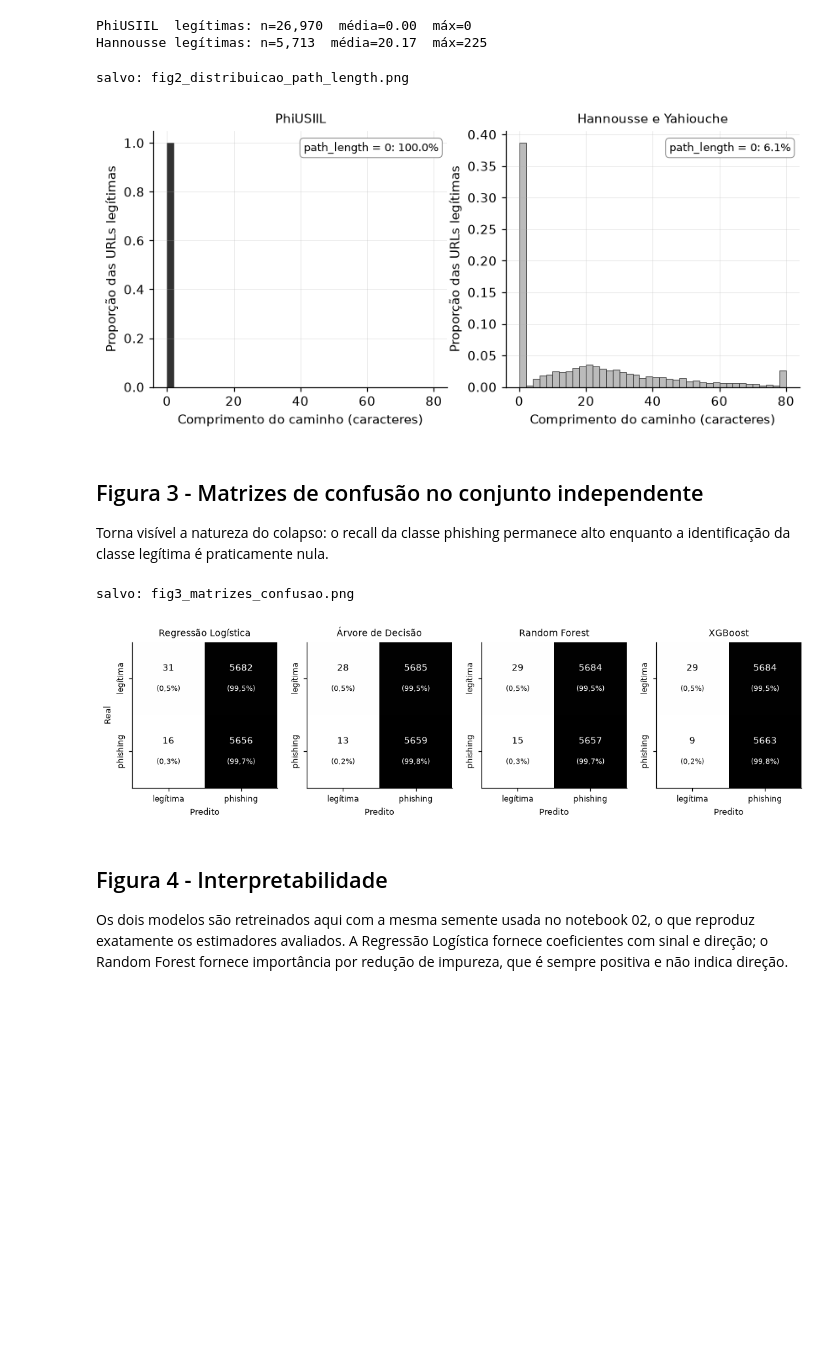
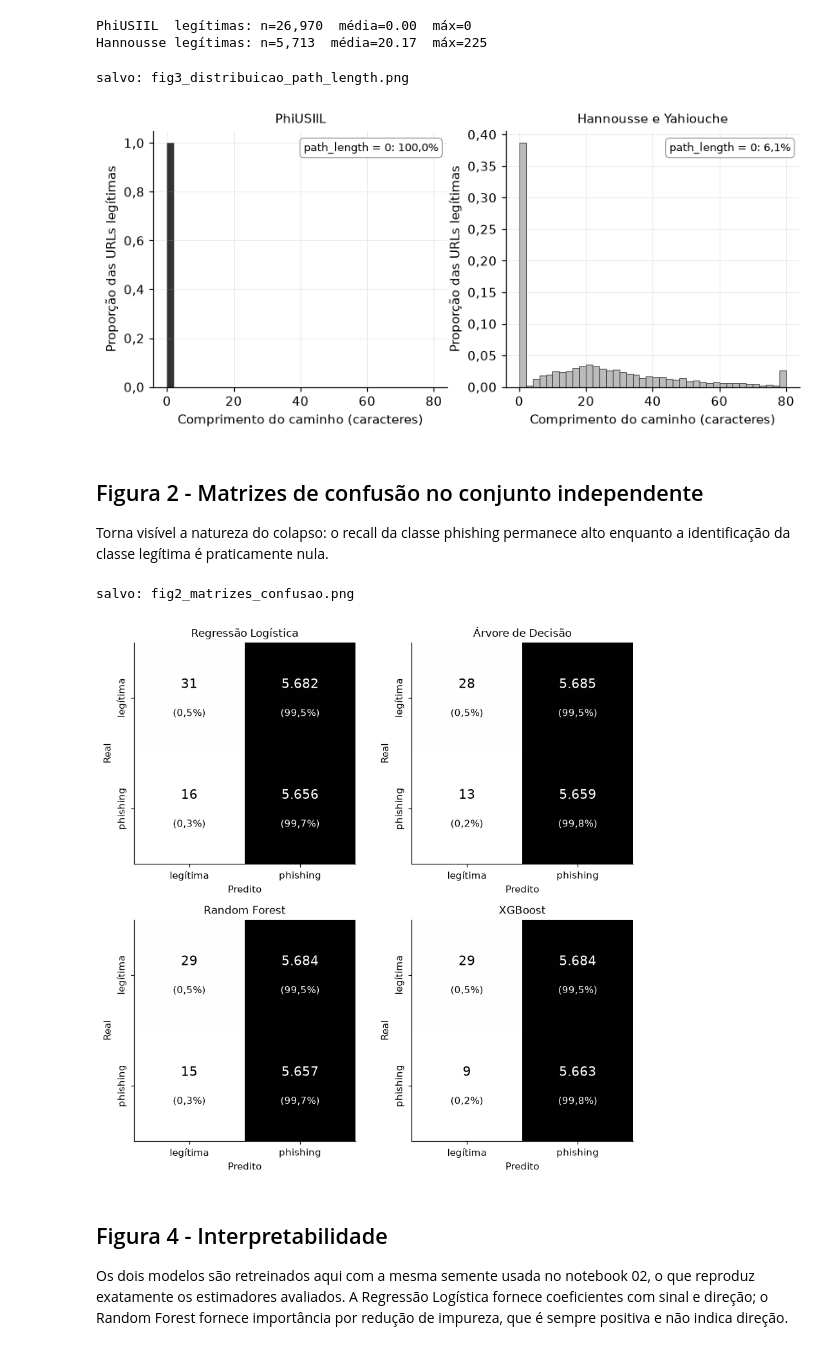
Before and after one commit to mduda-mac/tcc-phishing, a Jupyter notebook: notebooks/03_figuras.ipynb, the cells around one changed output. Cells and saved outputs as stored; diff of their text form; code cells hidden in the pictures; blank space fills up the shorter version.

Commit message:
Figuras com vírgula decimal e numeração igual à do texto
Co-Authored-By: Claude Opus 5.5 <noreply@anthropic.com>

```diff
--- a/notebooks/03_figuras.ipynb
+++ b/notebooks/03_figuras.ipynb
@@ -81,18 +101,19 @@ f1_trivial_val = 2 * y_val.mean() / (1 + y_val.mean())
 f1_trivial_teste = 2 * y_teste.mean() / (1 + y_teste.mean())
 
 ax.axhline(f1_trivial_val, color="black", linestyle="--", linewidth=1.2,
-           label=f"trivial na validação (F1 = {f1_trivial_val:.3f})")
+           label=f"trivial na validação (F1 = {br(f1_trivial_val)})")
 ax.axhline(f1_trivial_teste, color="black", linestyle=":", linewidth=1.2,
-           label=f"trivial no teste independente (F1 = {f1_trivial_teste:.3f})")
+           label=f"trivial no teste independente (F1 = {br(f1_trivial_teste)})")
 
 for i, (v, t) in enumerate(zip(res_val["f1"], res_teste["f1"])):
-    ax.text(i - largura/2, v + 0.012, f"{v:.3f}", ha="center", fontsize=8)
-    ax.text(i + largura/2, t + 0.012, f"{t:.3f}", ha="center", fontsize=8)
+    ax.text(i - largura/2, v + 0.012, br(v), ha="center", fontsize=8)
+    ax.text(i + largura/2, t + 0.012, br(t), ha="center", fontsize=8)
 
 ax.set_xticks(x)
 ax.set_xticklabels(ORDEM, fontsize=9)
 ax.set_ylabel("F1 (classe phishing)")
 ax.set_ylim(0, 1.10)
+eixo_br(ax, "y", 1)
 ax.legend(frameon=False, fontsize=9, ncol=2,
           loc="lower left", bbox_to_anchor=(0, 1.01))
 
@@ -140,59 +161,60 @@ for ax, dados, titulo, cor in [
     ax.set_xlabel("Comprimento do caminho (caracteres)")
     ax.set_title(titulo, fontsize=10)
     prop_zero = (dados == 0).mean()
-    ax.text(0.97, 0.92, f"path_length = 0: {prop_zero:.1%}",
+    ax.text(0.97, 0.92, f"path_length = 0: {br(prop_zero * 100, 1)}%",
             transform=ax.transAxes, ha="right", fontsize=8.5,
             bbox=dict(boxstyle="round,pad=0.35", facecolor="white",
                       edgecolor="gray", linewidth=0.6))
 
+eixo_br(ax1, "y", 1)
+eixo_br(ax2, "y", 2)
 ax1.set_ylabel("Proporção das URLs legítimas")
 ax2.set_ylabel("Proporção das URLs legítimas")
 
-salvar(fig, "fig2_distribuicao_path_length")
+salvar(fig, "fig3_distribuicao_path_length")
 plt.show()
 # %% [output]
-salvo: fig2_distribuicao_path_length.png
+salvo: fig3_distribuicao_path_length.png
 [figure]
 # %% [markdown]
-## Figura 3 - Matrizes de confusão no conjunto independente
+## Figura 2 - Matrizes de confusão no conjunto independente
 
 
 Torna visível a natureza do colapso: o recall da classe phishing permanece
 alto enquanto a identificação da classe legítima é praticamente nula.
 # %%
-fig, eixos = plt.subplots(1, 4, figsize=(12, 3.6))
+fig, eixos = plt.subplots(2, 2, figsize=(8, 8))
 
-for ax, modelo in zip(eixos, ORDEM):
+for ax, modelo in zip(eixos.ravel(), ORDEM):
     linha = res_teste.loc[modelo]
     matriz = np.array([[linha["vn"], linha["fp"]],
                        [linha["fn"], linha["vp"]]], dtype=int)
     proporcoes = matriz / matriz.sum(axis=1, keepdims=True)
 
     ax.imshow(proporcoes, cmap="Greys", vmin=0, vmax=1)
 
     for i in range(2):
         for j in range(2):
             cor_texto = "white" if proporcoes[i, j] > 0.5 else "black"
-            prop_str = f"{proporcoes[i, j] * 100:.1f}".replace(".", ",")
-            ax.text(j, i - 0.14, f"{matriz[i, j]}",
-                    ha="center", va="center", fontsize=9, color=cor_texto)
-            ax.text(j, i + 0.14, f"({prop_str}%)",
-                    ha="center", va="center", fontsize=7, color=cor_texto)
+            ax.text(j, i - 0.12, br(matriz[i, j], 0),
+                    ha="center", va="center", fontsize=13, color=cor_texto)
+            ax.text(j, i + 0.14, f"({br(proporcoes[i, j] * 100, 1)}%)",
+                    ha="center", va="center", fontsize=10, color=cor_texto)
 
     ax.set_xticks([0, 1]); ax.set_yticks([0, 1])
-    ax.set_xticklabels(["legítima", "phishing"], fontsize=8)
-    ax.set_yticklabels(["legítima", "phishing"], fontsize=8, rotation=90, va="center")
-    ax.set_title(modelo, fontsize=9)
-    ax.set_xlabel("Predito", fontsize=8.5)
+    ax.set_xticklabels(["legítima", "phishing"], fontsize=10)
+    ax.set_yticklabels(["legítima", "phishing"], fontsize=10, rotation=90, va="center")
+    ax.set_title(modelo, fontsize=11)
+    ax.set_xlabel("Predito", fontsize=10)
+    ax.set_ylabel("Real", fontsize=10)
     ax.grid(False)
 
-eixos[0].set_ylabel("Real", fontsize=8.5)
-
-salvar(fig, "fig3_matrizes_confusao")
+fig.tight_layout()
+salvar(fig, "fig2_matrizes_confusao")
 plt.show()
 # %% [output]
-salvo: fig3_matrizes_confusao.png
+salvo: fig2_matrizes_confusao.png
-[figure, old version]
+[figure, new version]
 # %% [markdown]
 ## Figura 4 - Interpretabilidade
 
```
Also changed, not shown: parts of 5 cells of this notebook, 7 other files.
